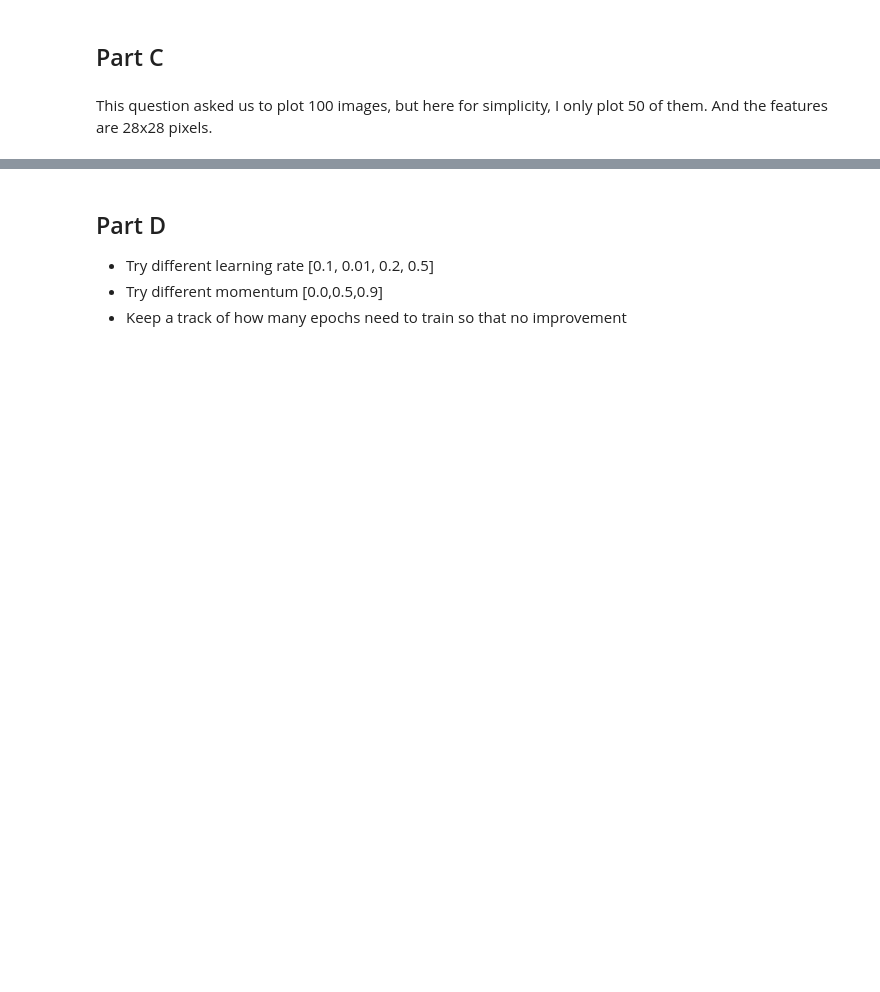
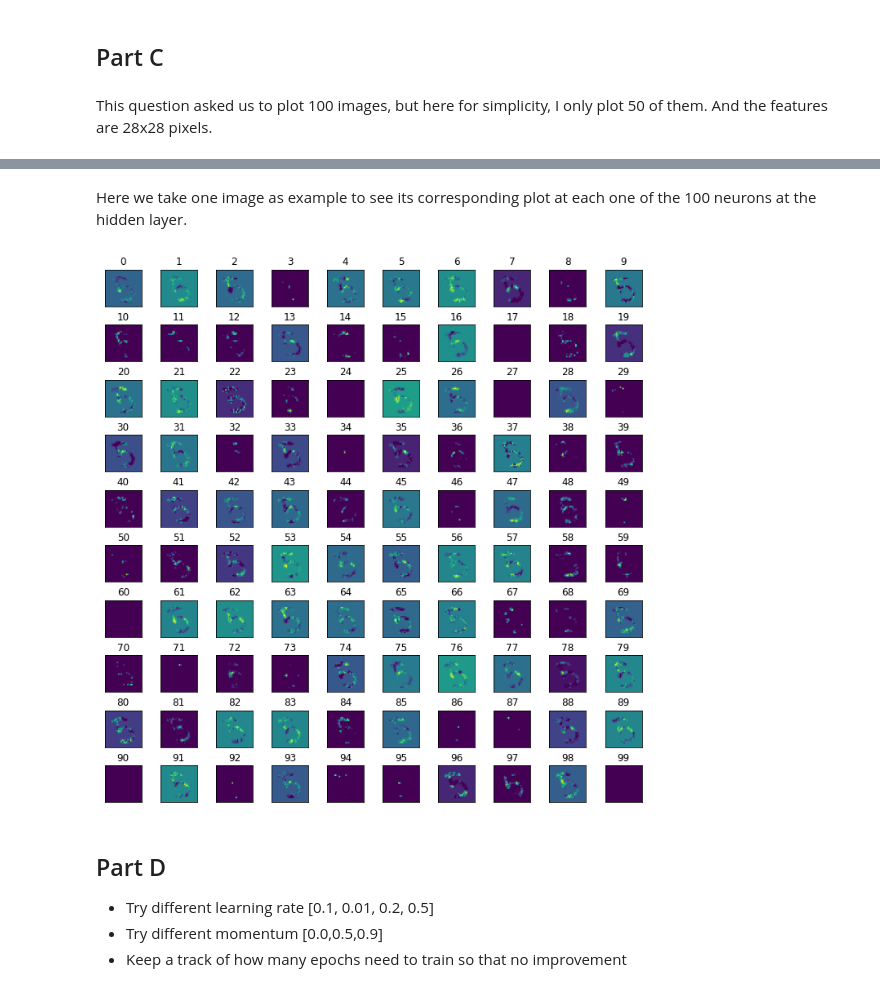
Before and after one commit to xdr100/5241HW, a Jupyter notebook: HW4Q5.ipynb, the cells around one changed output, grey strips where cells are left out. Saved outputs shown, nothing was run; the diff lists cells and outputs as text; code cells hidden in the pictures; blank space fills up the shorter version.

```diff
--- a/HW4Q5.ipynb
+++ b/HW4Q5.ipynb
@@ -321,3 +321,32 @@ for i, (images,labels) in enumerate(train_loader):
+# %% [markdown]
+Here we take one image as example to see its corresponding plot at each one of the 100 neurons at the hidden layer.
+# %%
+#to load a single image
+for j, (img,labels) in enumerate(train_loader):
+    if j==1:
+      break
+
+weight=retrained_model[0].weight.data.clone()
+bias=retrained_model[0].bias.data.clone()
+
+fig = plt.figure(figsize=(12,12))
+outer = gridspec.GridSpec(10, 10, wspace=0.2, hspace=0.5)
+for i in range(100):
+    inner = gridspec.GridSpecFromSubplotSpec(1, 1,
+                      subplot_spec=outer[i], wspace=0.1, hspace=0.1)
+
+
+    ax = plt.Subplot(fig, inner[0])
+    ttt=weight[i].cpu()*img[0]+bias[i].cpu()
+    ttt=np.maximum(ttt,0) #Relu
+    ax.imshow(ttt.reshape(28,28))
+
+    ax.set_xticks([])
+    ax.set_yticks([])
+    ax.set_title(i)
+    fig.add_subplot(ax)
+# %% [output]
+[figure, added]
 # %% [markdown]
 ## Part D
  - Try different learning rate [0.1, 0.01, 0.2, 0.5]
```
Also changed, not shown: parts of 5 cells of this notebook.
